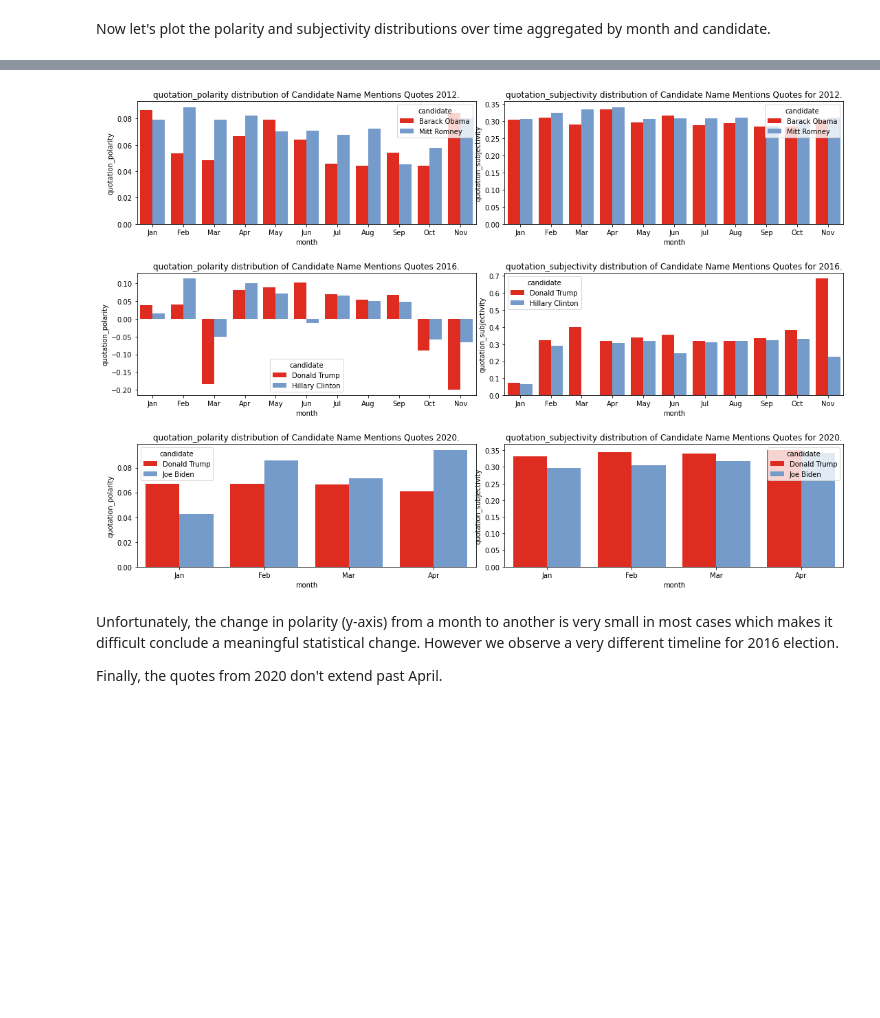
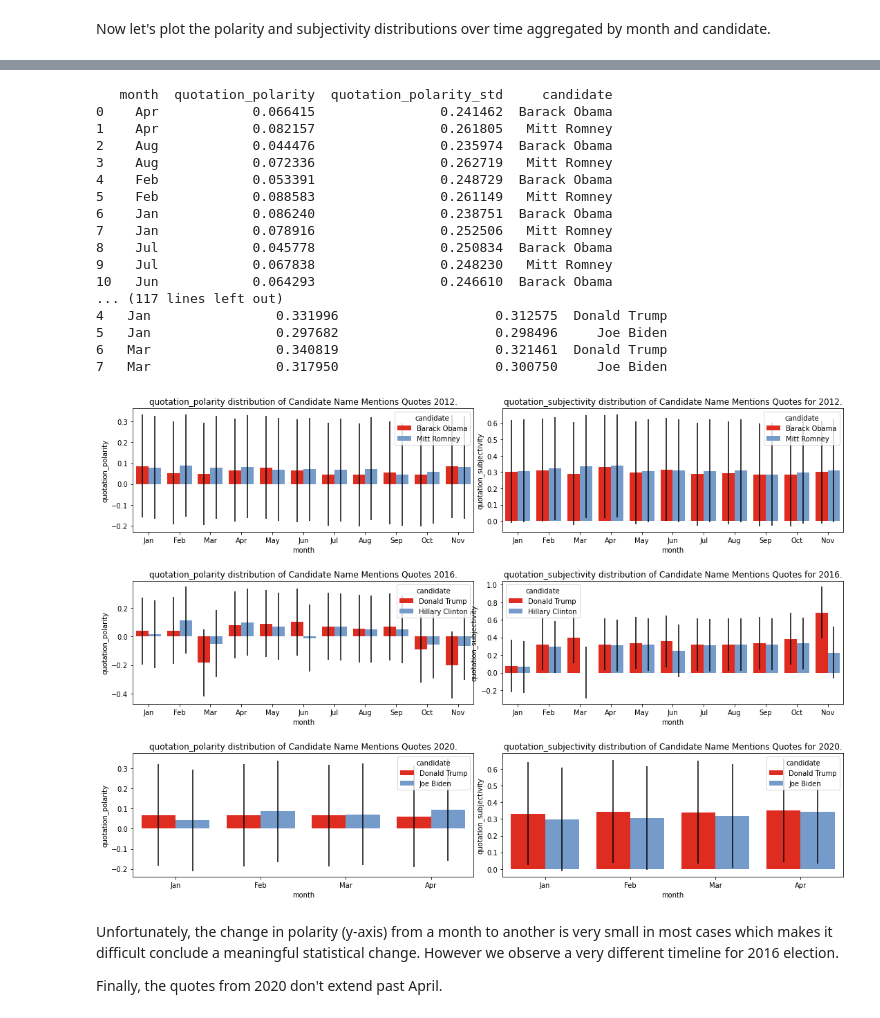
Before and after one commit to epfl-ada/ada-2021-project-sars, a Jupyter notebook: sentiment_analysis/exploratory_data_analysis.ipynb, the cells around one changed output, grey strips where cells are left out. Drawn from its saved outputs; the diff is of its cells as text; code cells hidden in the pictures; blank space fills up the shorter version.

```diff
--- a/sentiment_analysis/exploratory_data_analysis.ipynb
+++ b/sentiment_analysis/exploratory_data_analysis.ipynb
@@ -100,13 +100,16 @@ def df_groupy_polarity_by_months(df_candidates, subjectivity=False):
         metric = 'subjectivity'
 
     # aggregate data over month and candidate
-    groupyby_result = df_candidates[['month', f'quotation_{metric}']].groupby([df_candidates.month, df_candidates.candidate]).mean()[
+    groupyby_result_mean = df_candidates[['month', f'quotation_{metric}']].groupby([df_candidates.month, df_candidates.candidate]).mean()[
             f'quotation_{metric}']
+
+    groupyby_result_std = df_candidates[['month', f'quotation_{metric}']].groupby([df_candidates.month, df_candidates.candidate]).std()[
+        f'quotation_{metric}']
 
     # magic trick to convert to standard df
     st_df = pd.DataFrame(
-        [[month, groupyby_result.at[month][candidate], candidate] for month, candidate in groupyby_result.index],
-        columns=['month', f'quotation_{metric}', 'candidate'])
+        [[month, groupyby_result_mean.at[month][candidate], groupyby_result_std.at[month][candidate], candidate] for month, candidate in groupyby_result_mean.index],
+        columns=['month', f'quotation_{metric}', f'quotation_{metric}_std', 'candidate'])
     return st_df
 # %%
 df_obama_romney_2012 = pd.concat([df_obama_2012_all_quotes, df_romney_2012_all_quotes], ignore_index=True)
@@ -144,36 +167,56 @@ def plot_time_distribution(array_of_grouped_by_month, months, columns):
 
     for j, column in enumerate(columns):
         df_candidates_of_year = array_of_grouped_by_month[j]
         for i, candidate_of_year in enumerate(df_candidates_of_year):
             if len(columns) > 1:
                 axes[i][j].set_title(f"{column} distribution of {candidate_of_year.name}.")
-                seaborn.barplot(x='month', y=column, data=candidate_of_year,
+                print(candidate_of_year)
+                seaborn.barplot(x='month', y=column, yerr=candidate_of_year[f'{column}_std'].mean(), data=candidate_of_year,
                                 hue="candidate",
                                 order=months[i + 1 // 2], ax=axes[i][j], palette=["#fe1100", '#6699d8'])
             else:
                 axes[i].set_title(f"{column} distribution of {candidate_of_year.name}.")
-                seaborn.barplot(x='month', y=column, data=candidate_of_year,
+                seaborn.barplot(x='month', y=column, yerr=candidate_of_year[f'{column}_std'].mean(), data=candidate_of_year,
                                 hue="candidate",
                                 order=months[i + 1 // 2], ax=axes[i], palette=["#fe1100", '#6699d8'])
 
 
 months_2012 = ['Jan', 'Feb', 'Mar', 'Apr', 'May', 'Jun', 'Jul', 'Aug', 'Sep', 'Oct', 'Nov']
 months_2016 = ['Jan', 'Feb', 'Mar', 'Apr', 'May', 'Jun', 'Jul', 'Aug', 'Sep', 'Oct', 'Nov']
 months_2020 = ['Jan', 'Feb', 'Mar', 'Apr']
 
 if MODEL == 'TextBlob':
     concat = [[df_2012_polarity_grouped_by_month, df_2016_polarity_grouped_by_month,
                df_2020_polarity_grouped_by_month],
               [df_2012_subjectivity_grouped_by_month, df_2016_subjectivity_grouped_by_month,
                df_2020_subjectivity_grouped_by_month]]
 else:
     concat = [[df_2012_polarity_grouped_by_month, df_2016_polarity_grouped_by_month,
                df_2020_polarity_grouped_by_month]]
 
+print(df_2012_polarity_grouped_by_month)
+
 plot_time_distribution(concat, months=[months_2012, months_2016, months_2020],
                        columns=COLUMNS)
 # %% [output]
+   month  quotation_polarity  quotation_polarity_std     candidate
+0    Apr            0.066415                0.241462  Barack Obama
+1    Apr            0.082157                0.261805   Mitt Romney
+2    Aug            0.044476                0.235974  Barack Obama
+3    Aug            0.072336                0.262719   Mitt Romney
+4    Feb            0.053391                0.248729  Barack Obama
+5    Feb            0.088583                0.261149   Mitt Romney
+6    Jan            0.086240                0.238751  Barack Obama
+7    Jan            0.078916                0.252506   Mitt Romney
+8    Jul            0.045778                0.250834  Barack Obama
+9    Jul            0.067838                0.248230   Mitt Romney
+10   Jun            0.064293                0.246610  Barack Obama
+... (117 lines left out)
+4   Jan                0.331996                    0.312575  Donald Trump
+5   Jan                0.297682                    0.298496     Joe Biden
+6   Mar                0.340819                    0.321461  Donald Trump
+7   Mar                0.317950                    0.300750     Joe Biden
-[figure, old version]
+[figure, new version]
 # %% [markdown]
 Unfortunately, the change in polarity (y-axis) from a month to another is very small in most cases which makes it difficult conclude a meaningful statistical change. However we observe a very different timeline for 2016 election.
 
```
Also changed, not shown: parts of 3 cells of this notebook, 2 other files.
